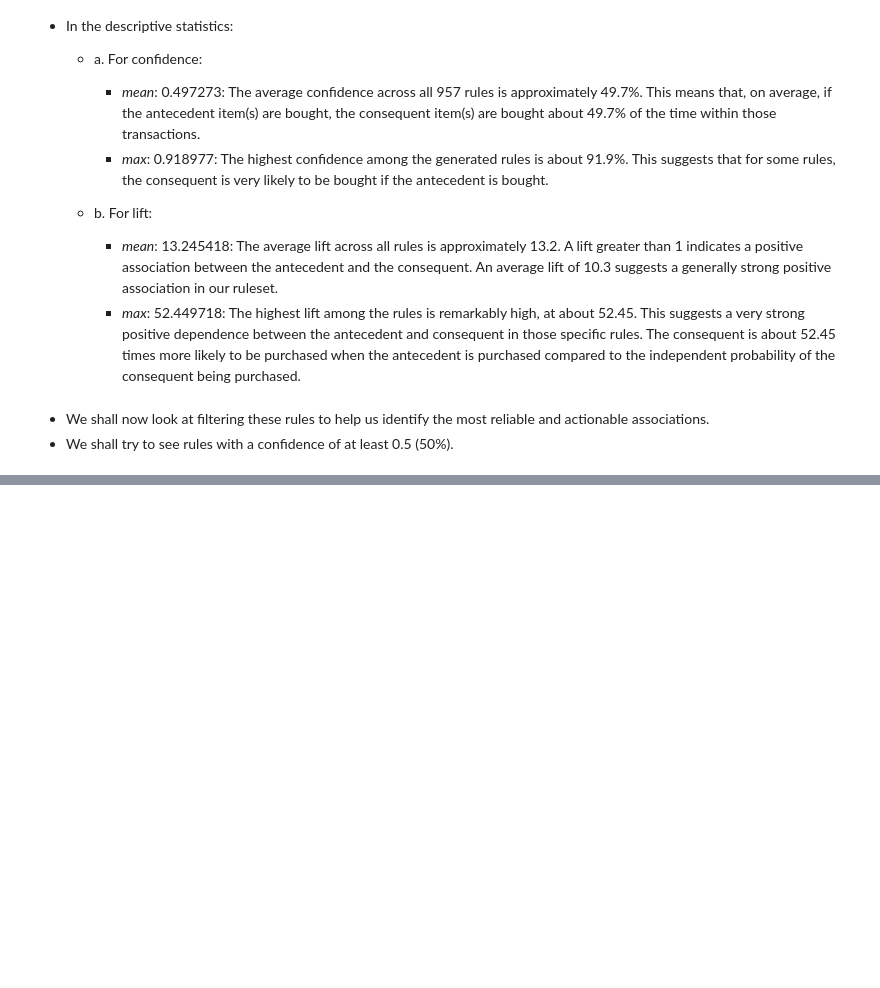
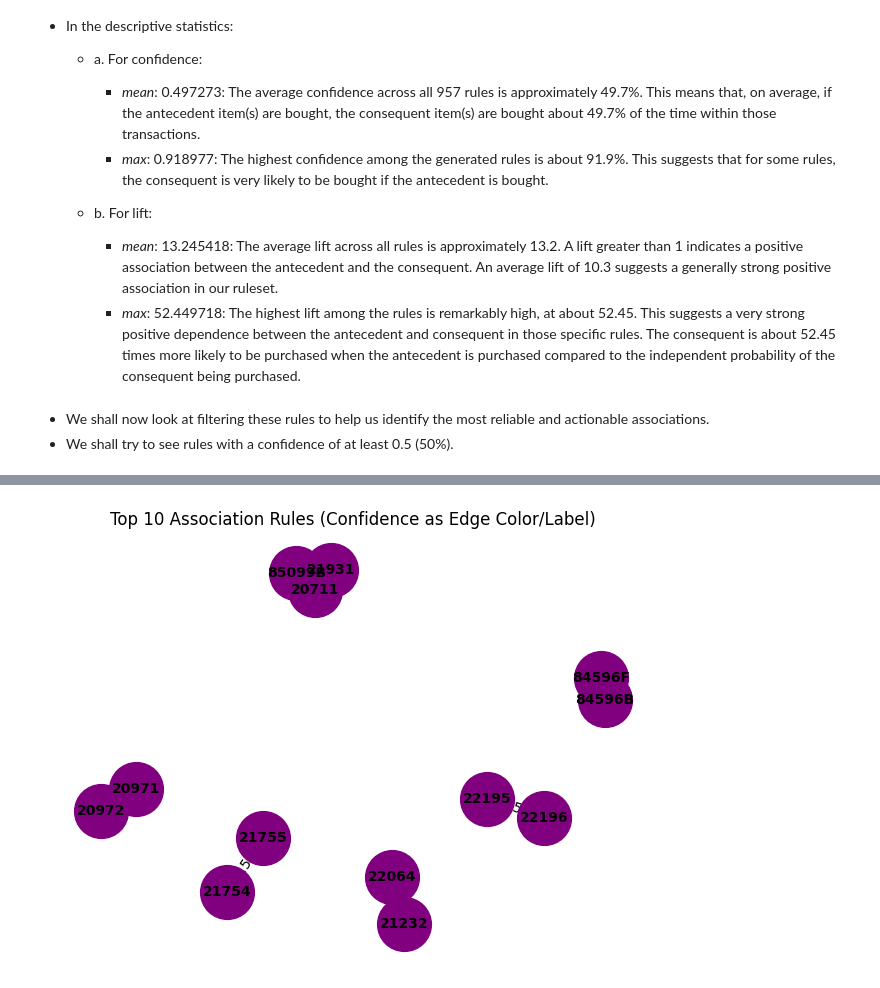
Before and after one commit to chirongaA/dataanalytics, a Jupyter notebook: mining.ipynb, the cells around one changed output, grey strips where cells are left out. Drawn from its saved outputs; the diff is of its cells as text; code cells hidden in the pictures; blank space fills up the shorter version.

Commit message:
completes the first rule: association rule minig

```diff
--- a/mining.ipynb
+++ b/mining.ipynb
@@ -667 +668,40 @@ Top 10 Rules by Confidence:
 857  0.017510    6.468241       0.979459  0.473616   0.845398    0.683679
+# %%
+import networkx as nx
+
+# Create a directed graph
+G = nx.DiGraph()
+
+# Add edges and weights (confidence) to the graph from the top rules
+for index, row in high_confidence_rules.head(10).iterrows():
+    antecedents = tuple(row['antecedents'])
+    consequents = tuple(row['consequents'])
+    confidence = row['confidence']
+
+    # For simplicity, let's add edges from each antecedent item to each consequent item
+    for antecedent in antecedents:
+        for consequent in consequents:
+            G.add_edge(antecedent, consequent, weight=confidence)
+
+# Define layout for the graph
+pos = nx.spring_layout(G)
+
+# Get edge weights for visualization
+edge_weights = nx.get_edge_attributes(G, 'weight')
+
+# Draw the nodes
+nx.draw_networkx_nodes(G, pos, node_size=1500, node_color='purple')
+
+# Draw the edges with weights as labels
+nx.draw_networkx_edges(G, pos, edgelist=G.edges(), width=6, alpha=0.5, edge_color=[edge_weights[e] for e in G.edges()], edge_cmap=plt.cm.viridis)
+nx.draw_networkx_edge_labels(G, pos, edge_labels={e: f"{edge_weights[e]:.2f}" for e in G.edges()})
+
+# Draw the node labels (StockCodes)
+nx.draw_networkx_labels(G, pos, font_size=10, font_weight='bold')
+
+plt.title("Top 10 Association Rules (Confidence as Edge Color/Label)")
+plt.axis("off")
+plt.tight_layout()
+plt.show()
+# %% [output]
+[figure, added]
```
Also changed, not shown: parts of 10 cells of this notebook.
